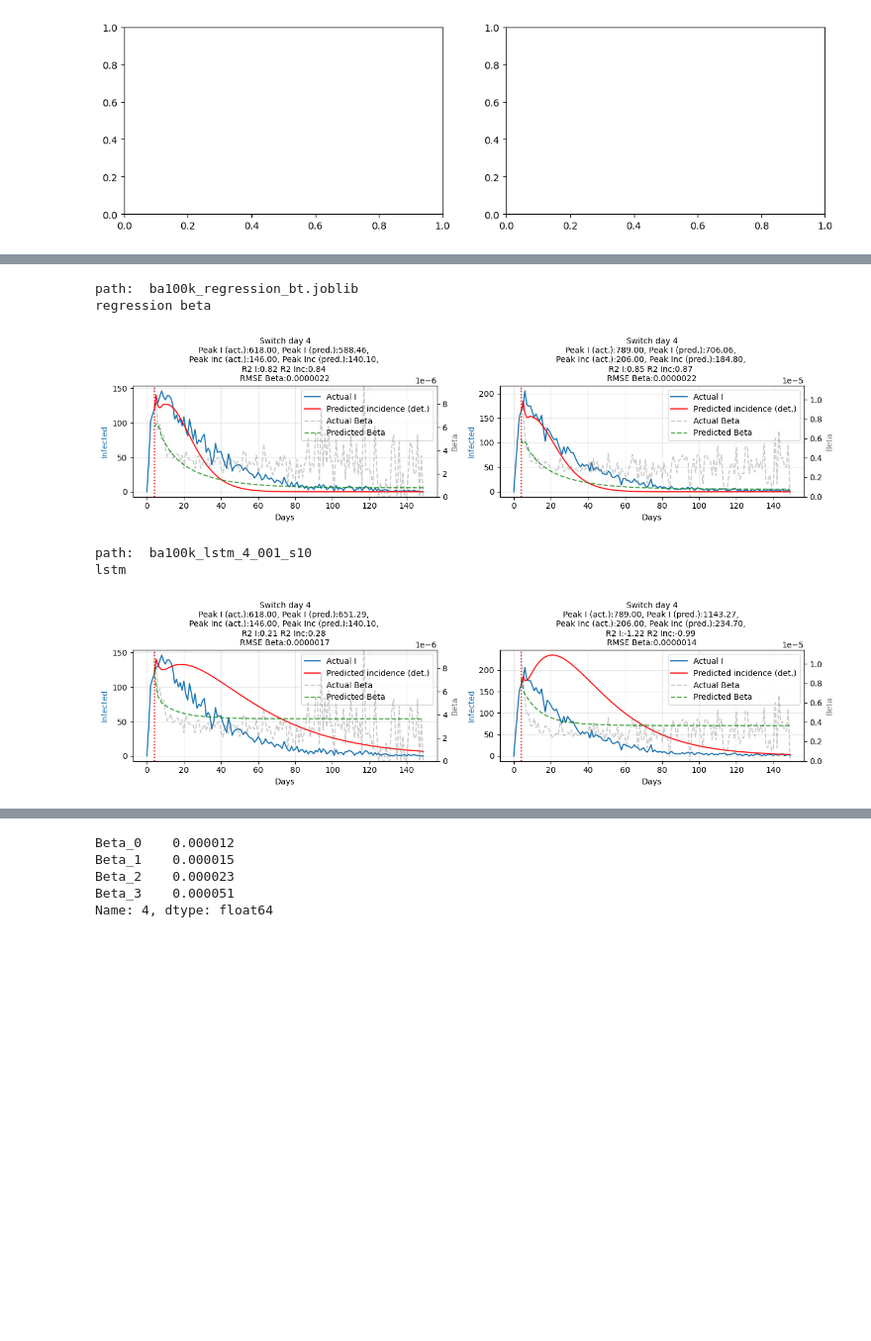
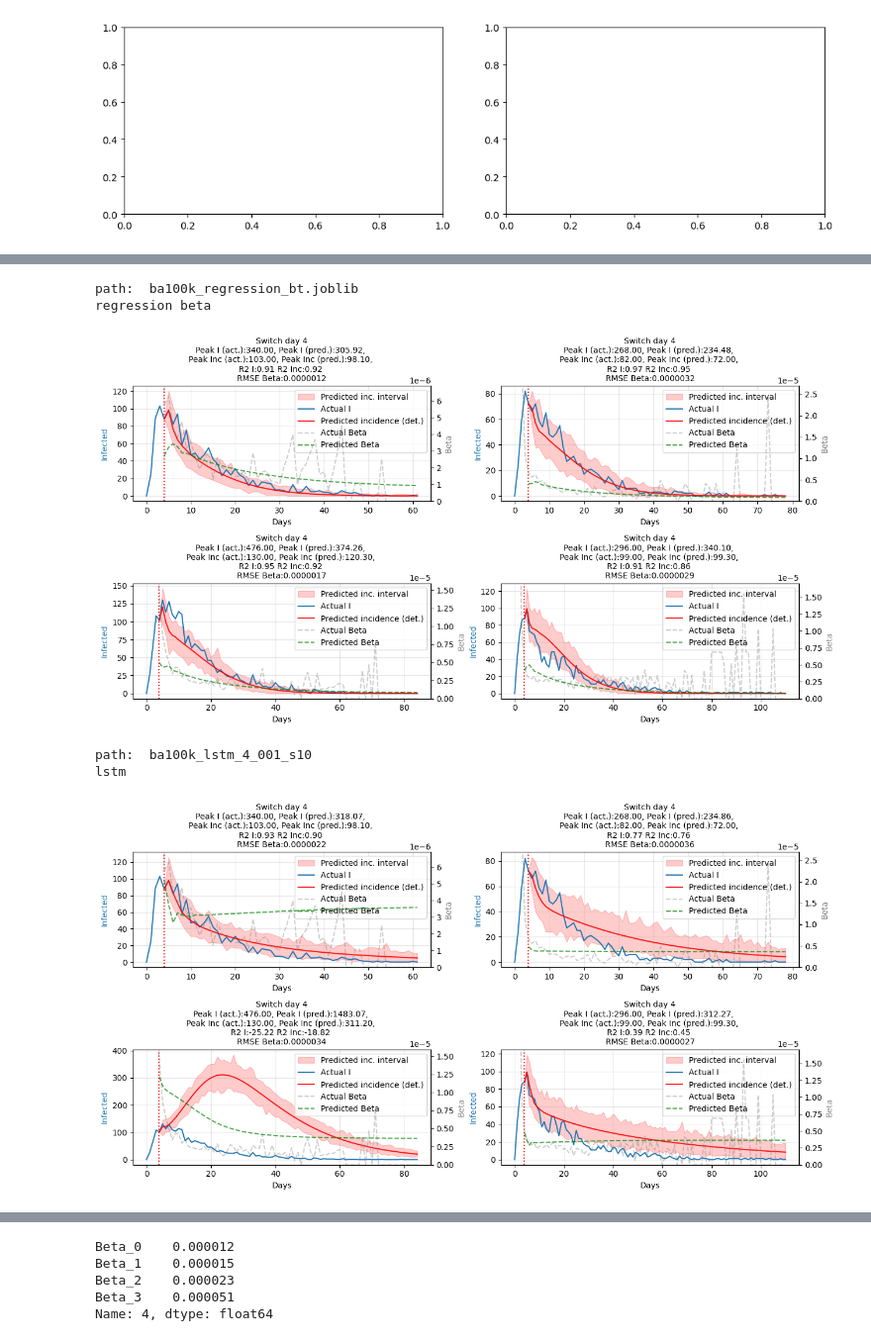
Before and after one commit to Mpkosh/network_hybrid_33, a Jupyter notebook: apply_and_see-Copy1.ipynb, the cells around one changed output, grey strips where cells are left out. Shown at 99% size. Drawn from its saved outputs; the diff is of its cells as text; code cells hidden in the pictures; blank space fills up the shorter version.

```diff
--- a/apply_and_see-Copy1.ipynb
+++ b/apply_and_see-Copy1.ipynb
@@ -46,6 +33,7 @@ def apply_methods(seed_dirs='initial_data/initial_data_ba_10000/',
                   switch_on_incidence=False,
                  idx_s=0, idx_e=11, show_fig_flag=False,
                  is_filename=False, sigma=0.1, gamma=0.08, perc_switch=0.01,
+                  stoch=0,
                  suff_m='sw100k', suff='sw100k'):
 
     #df_seeds = pd.read_csv(df_seeds)
@@ -86,12 +74,13 @@ def apply_methods(seed_dirs='initial_data/initial_data_ba_10000/',
             else:
                 model_path=''
             print('path: ', model_path)
-
+            if stoch > 0:
+                stochastic = True
             try:
                 all_rmse_I, all_rmse_Inc, all_rmse_Beta, \
                     all_r2, all_r2_Inc, all_peak, \
                     execution_time, start_days = plot_hyb.main_f(I_prediction_method='seir',
-                                        stochastic=False, count_stoch_line=0,
+                                        stochastic=stochastic, count_stoch_line=stoch,
                                         beta_prediction_method=beta_pred,
                                         type_start_day=type_start_day,
                                         seed_numbers=seed_numbers,
@@ -134,5 +123,7 @@ def apply_methods(seed_dirs='initial_data/initial_data_ba_10000/',
                 results.to_csv(f'{path}/{new_label}_results_{suff}.csv',
                            index=False)
 # %%
-sw = pd.read_csv('ba_test_files.csv').values
+sw = pd.read_csv('ba_train_files.csv').values
+sw1 = pd.read_csv('ba_test_files.csv').values
+sw2 = pd.read_csv('ba_val_files.csv').values
 # %%
@@ -264,17 +311,17 @@ Wall time: 36 ms
 # %%
 %%time
-k = 2380
-apply_methods(seed_dirs="../hybrid_surrogate/sim_data/new_ba_100000/",
-              seed_numbers=sw[k:k+2], on_incidence=True,
+k = 170
+apply_methods(seed_dirs="../new_ba_100000/",
+              seed_numbers=sw[::10][k:k+4], on_incidence=True,
               switch_on_incidence=False,
               idx_s=3, idx_e=5, show_fig_flag=True,
              is_filename=True, sigma=0.3, gamma=0.2,
-              perc_switch=0.01,
+              perc_switch=0.01, stoch=100,
              suff_m='ba100k', suff='ba100k_10')
 # %% [output]
 path:  ba100k_regression_bt.joblib
 regression beta
-[figure, old version]
+[figure, new version]
 path:  ba100k_lstm_4_001_s10
 lstm
-[figure, old version]
+[figure, new version]
```
Also changed, not shown: parts of 10 cells of this notebook, 32 other files.
